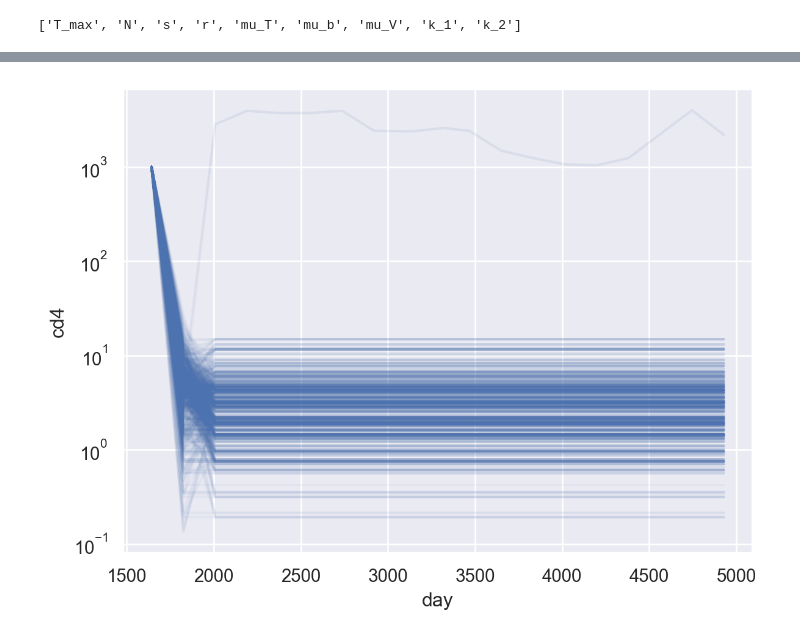
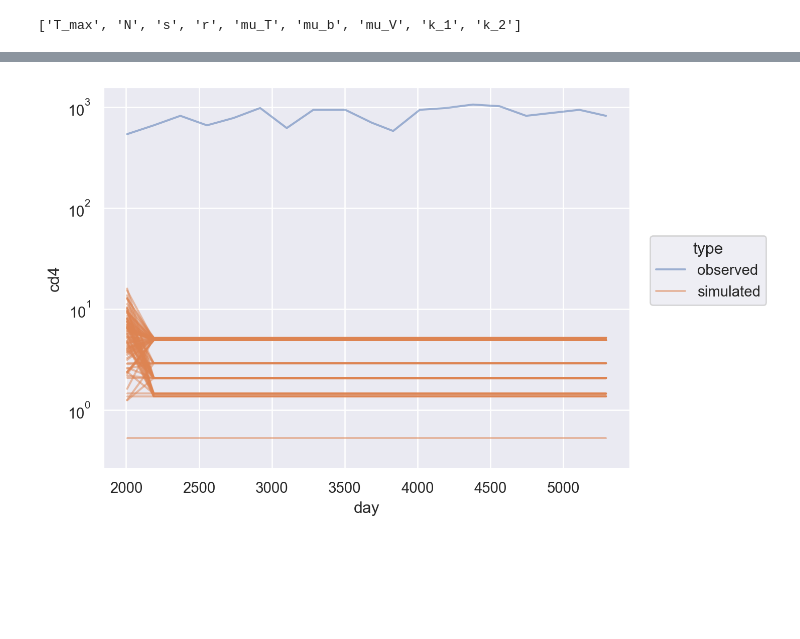
Before and after one commit to kirschner-lab/calipro-lhs-vs-abc-smc, a Jupyter notebook: code/perelson1993pymc-scipy-02_plots.ipynb, the cells around one changed output, grey strips where cells are left out. Drawn from its saved outputs; the diff is of its cells as text; code cells hidden in the pictures; blank space fills up the shorter version.

```diff
--- a/code/perelson1993pymc-scipy-02_plots.ipynb
+++ b/code/perelson1993pymc-scipy-02_plots.ipynb
@@ -8,7 +8,7 @@ from scipy.integrate import odeint
 import seaborn.objects as so
 
 
-T_STEADY_STATE = 4  # years, Assumed time to CD4+ steady state.
+T_STEADY_STATE = 5  # years, Assumed time to CD4+ steady state.
 
 
 def read_obs_hiv_cd4_timeseries():
@@ -51,8 +51,12 @@ def hiv(y, t, s, r, T_max, mu_T, mu_b, mu_V, k_1, k_2, N):
 
 
 def simulate_hiv(rng, s, r, T_max, mu_T, mu_b, mu_V, k_1, k_2, N, size=None):
-    return odeint(hiv, Y0, T_VALS, rtol=0.1, mxstep=100,
-                  args=(s, r, T_max, mu_T, mu_b, mu_V, k_1, k_2, N))
+    # Pad zero value time to match the Y0 initial condition.
+    times = np.concatenate((np.zeros((1,)), T_VALS))
+    ret = odeint(hiv, Y0, times, rtol=0.1, mxstep=100,
+                 args=(s, r, T_max, mu_T, mu_b, mu_V, k_1, k_2, N))
+    # Remove zero value time padding to match data.
+    return ret[1:, :]
 # %%
 with open("perelson1993-01_output-idata_hiv.pkl", "rb") as file_:
     idata_hiv = pickle.load(file_)
@@ -139,7 +143,7 @@ params
 # %% [output]
 ['T_max', 'N', 's', 'r', 'mu_T', 'mu_b', 'mu_V', 'k_1', 'k_2']
 # %%
-num_samples=1000
+num_samples=100
 samples = az.extract(idata_hiv, num_samples=num_samples)
 samples
 # %% [output]
@@ -201,3 +205,4 @@ df.describe()
 # %%
-# TODO: Encapsulate observed data and row-bind it to the simulations for plotting.
-df_data = pd.DataFrame({})
+# Encapsulate observed data and row-bind it to the simulations for plotting.
+df_data = pd.DataFrame({"cd4": obs_cd4, "day": T_VALS, "sample": num_samples, "type": "observed"})
+df_data
@@ -203,0 +227,4 @@ df_data = pd.DataFrame({})
+# %%
+df["type"] = "simulated"
+df_both = pd.concat([df_data, df]).reset_index()
+df_both
@@ -204,8 +245,8 @@ df_data = pd.DataFrame({})
 # %%
 (
-    so.Plot(df, x="day", y="cd4", group="sample")
-    .add(so.Line(alpha = 0.05))
+    so.Plot(df_both, x="day", y="cd4", group="sample", color = "type")
+    .add(so.Line(alpha = .5))
     .scale(y="log")
 )
 # %% [output]
-[figure, old version]
+[figure, new version]
```
Also changed, not shown: parts of 9 cells of this notebook, 1 other file.
